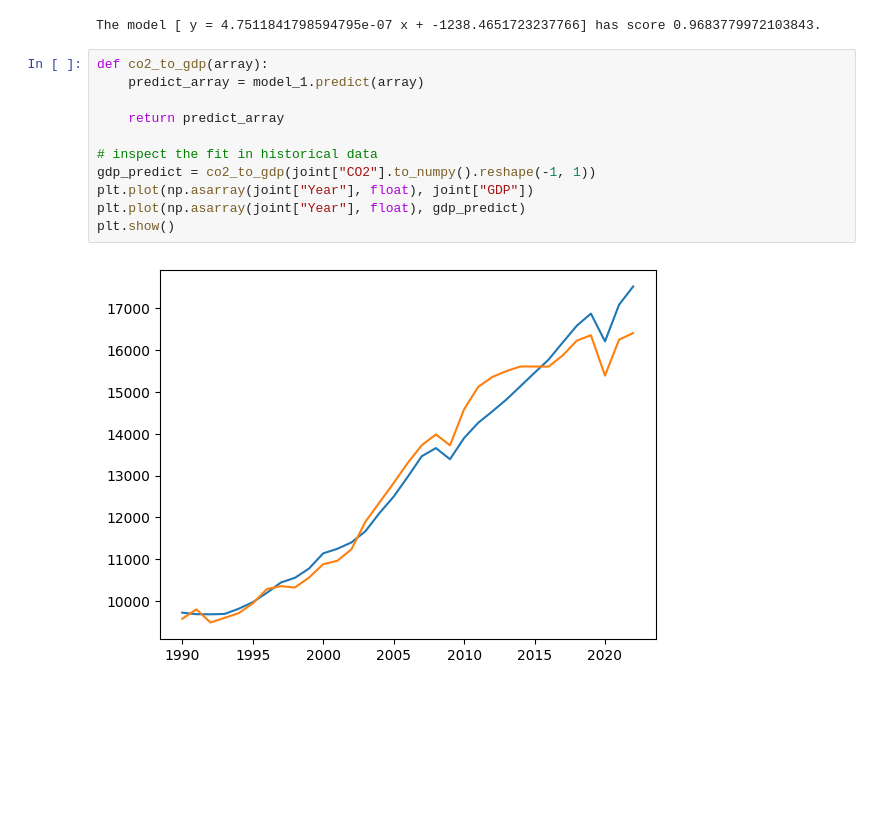
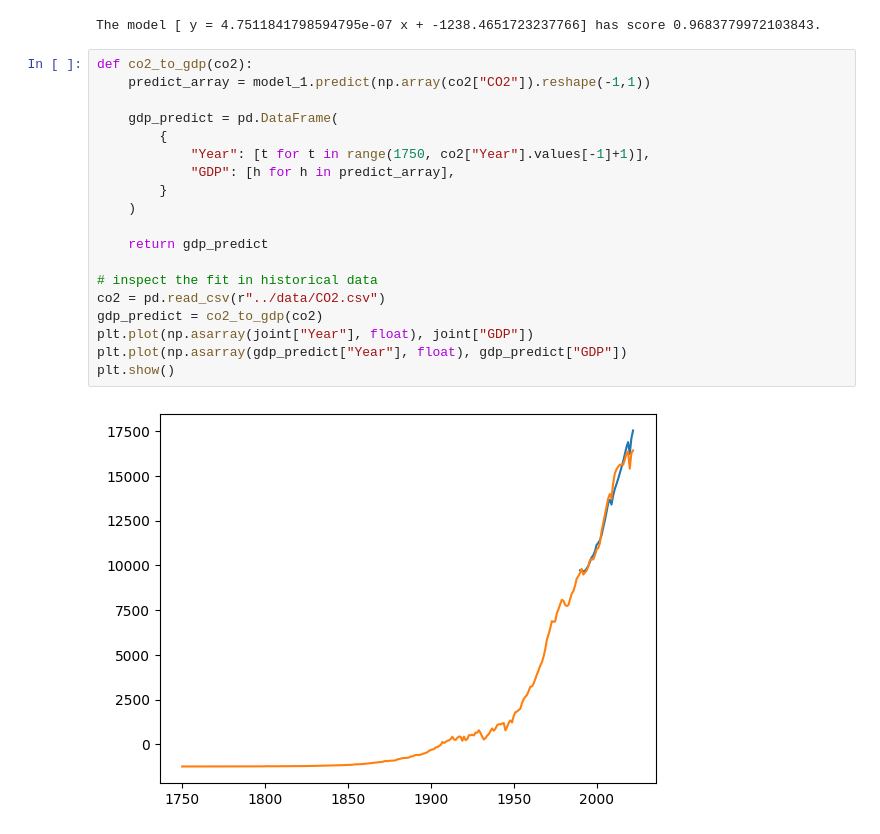
Before and after one commit to MaxCpt/COMP3041, a Jupyter notebook: model/CO2_vs_GDP.ipynb, the cells around one changed output. Saved outputs shown, nothing was run; the diff lists cells and outputs as text; blank space fills up the shorter version.

```diff
--- a/model/CO2_vs_GDP.ipynb
+++ b/model/CO2_vs_GDP.ipynb
@@ -45,15 +45,23 @@ print(f"The model [ y = {regr.coef_[0][0]} x + {regr.intercept_[0]}] has score "
 # %% [output]
 The model [ y = 4.7511841798594795e-07 x + -1238.4651723237766] has score 0.9683779972103843.
 # %%
-def co2_to_gdp(array):
-    predict_array = model_1.predict(array)
+def co2_to_gdp(co2):
+    predict_array = model_1.predict(np.array(co2["CO2"]).reshape(-1,1))
 
-    return predict_array
+    gdp_predict = pd.DataFrame(
+        {
+            "Year": [t for t in range(1750, co2["Year"].values[-1]+1)],
+            "GDP": [h for h in predict_array],
+        }
+    )
+
+    return gdp_predict
 
 # inspect the fit in historical data
-gdp_predict = co2_to_gdp(joint["CO2"].to_numpy().reshape(-1, 1))
+co2 = pd.read_csv(r"../data/CO2.csv")
+gdp_predict = co2_to_gdp(co2)
 plt.plot(np.asarray(joint["Year"], float), joint["GDP"])
-plt.plot(np.asarray(joint["Year"], float), gdp_predict)
+plt.plot(np.asarray(gdp_predict["Year"], float), gdp_predict["GDP"])
 plt.show()
 # %% [output]
-[figure, old version]
+[figure, new version]
```
Also changed, not shown: 4 other files.
